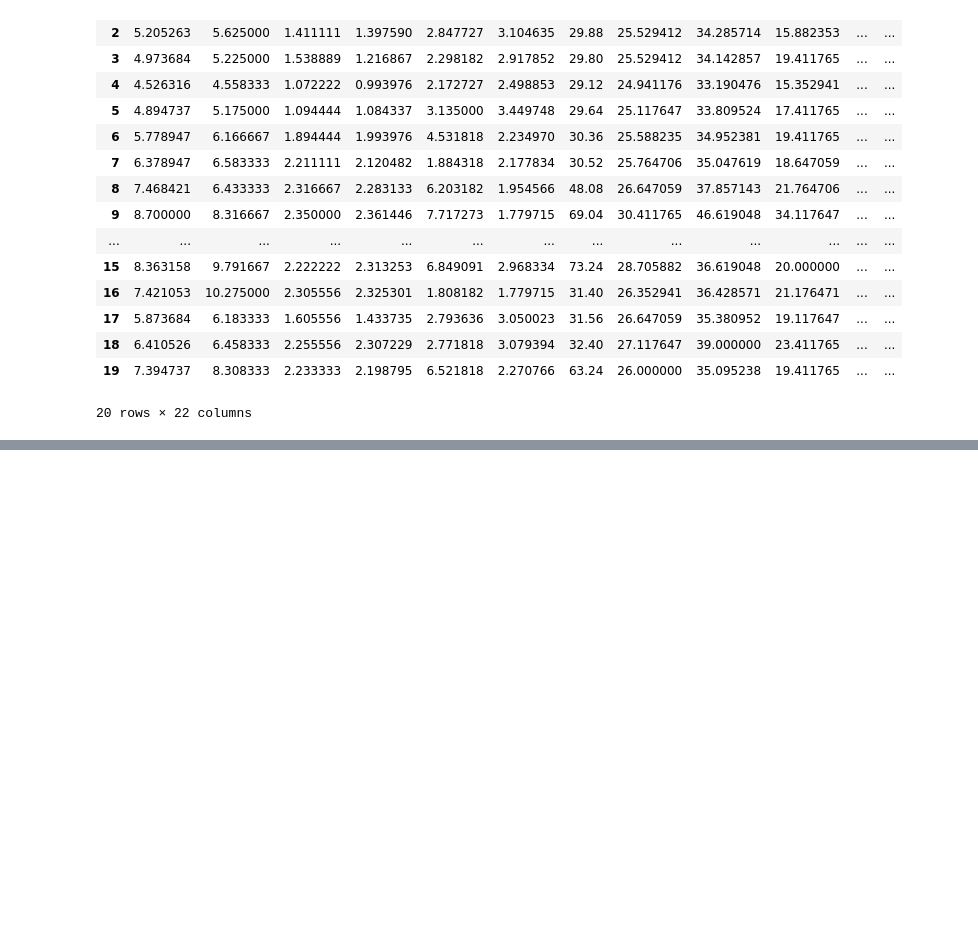
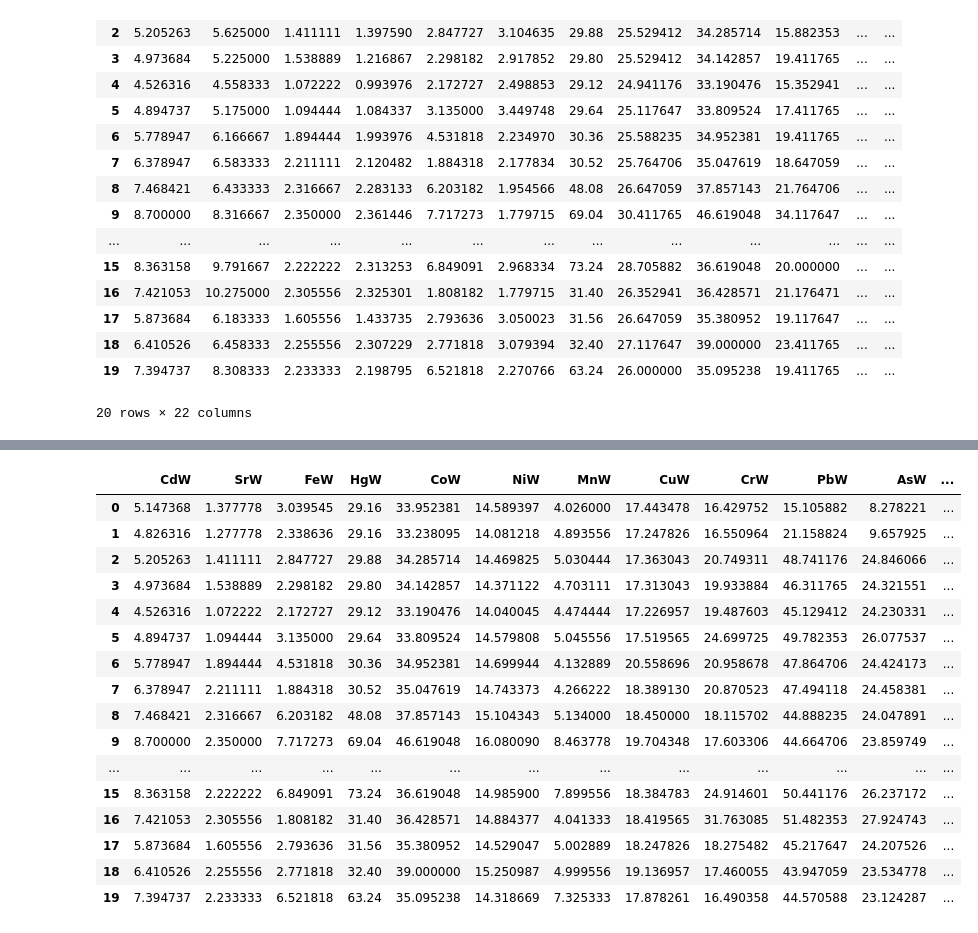
Before and after one commit to rakibhhridoy/OnGoingStudy, a Jupyter notebook: MPhil/Pollution Indices.ipynb, the cells around one changed output, grey strips where cells are left out. Drawn from its saved outputs; the diff is of its cells as text; code cells hidden in the pictures; blank space fills up the shorter version.

```diff
--- a/MPhil/Pollution Indices.ipynb
+++ b/MPhil/Pollution Indices.ipynb
@@ -715,0 +761,20 @@ cf
+# %%
+cfW
+# %% [output]
+|  | CdW | SrW | FeW | HgW | CoW | NiW | MnW | CuW | CrW | PbW | AsW | ... |
+| 0 | 5.147368 | 1.377778 | 3.039545 | 29.16 | 33.952381 | 14.589397 | 4.026000 | 17.443478 | 16.429752 | 15.105882 | 8.278221 | ... |
+| 1 | 4.826316 | 1.277778 | 2.338636 | 29.16 | 33.238095 | 14.081218 | 4.893556 | 17.247826 | 16.550964 | 21.158824 | 9.657925 | ... |
+| 2 | 5.205263 | 1.411111 | 2.847727 | 29.88 | 34.285714 | 14.469825 | 5.030444 | 17.363043 | 20.749311 | 48.741176 | 24.846066 | ... |
+| 3 | 4.973684 | 1.538889 | 2.298182 | 29.80 | 34.142857 | 14.371122 | 4.703111 | 17.313043 | 19.933884 | 46.311765 | 24.321551 | ... |
+| 4 | 4.526316 | 1.072222 | 2.172727 | 29.12 | 33.190476 | 14.040045 | 4.474444 | 17.226957 | 19.487603 | 45.129412 | 24.230331 | ... |
+| 5 | 4.894737 | 1.094444 | 3.135000 | 29.64 | 33.809524 | 14.579808 | 5.045556 | 17.519565 | 24.699725 | 49.782353 | 26.077537 | ... |
+| 6 | 5.778947 | 1.894444 | 4.531818 | 30.36 | 34.952381 | 14.699944 | 4.132889 | 20.558696 | 20.958678 | 47.864706 | 24.424173 | ... |
+| 7 | 6.378947 | 2.211111 | 1.884318 | 30.52 | 35.047619 | 14.743373 | 4.266222 | 18.389130 | 20.870523 | 47.494118 | 24.458381 | ... |
+| 8 | 7.468421 | 2.316667 | 6.203182 | 48.08 | 37.857143 | 15.104343 | 5.134000 | 18.450000 | 18.115702 | 44.888235 | 24.047891 | ... |
+| 9 | 8.700000 | 2.350000 | 7.717273 | 69.04 | 46.619048 | 16.080090 | 8.463778 | 19.704348 | 17.603306 | 44.664706 | 23.859749 | ... |
+| ... | ... | ... | ... | ... | ... | ... | ... | ... | ... | ... | ... | ... |
+| 15 | 8.363158 | 2.222222 | 6.849091 | 73.24 | 36.619048 | 14.985900 | 7.899556 | 18.384783 | 24.914601 | 50.441176 | 26.237172 | ... |
+| 16 | 7.421053 | 2.305556 | 1.808182 | 31.40 | 36.428571 | 14.884377 | 4.041333 | 18.419565 | 31.763085 | 51.482353 | 27.924743 | ... |
+| 17 | 5.873684 | 1.605556 | 2.793636 | 31.56 | 35.380952 | 14.529047 | 5.002889 | 18.247826 | 18.275482 | 45.217647 | 24.207526 | ... |
+| 18 | 6.410526 | 2.255556 | 2.771818 | 32.40 | 39.000000 | 15.250987 | 4.999556 | 19.136957 | 17.460055 | 43.947059 | 23.534778 | ... |
+| 19 | 7.394737 | 2.233333 | 6.521818 | 63.24 | 35.095238 | 14.318669 | 7.325333 | 17.878261 | 16.490358 | 44.570588 | 23.124287 | ... |
```
Also changed, not shown: parts of 12 cells of this notebook, 1 other file.
